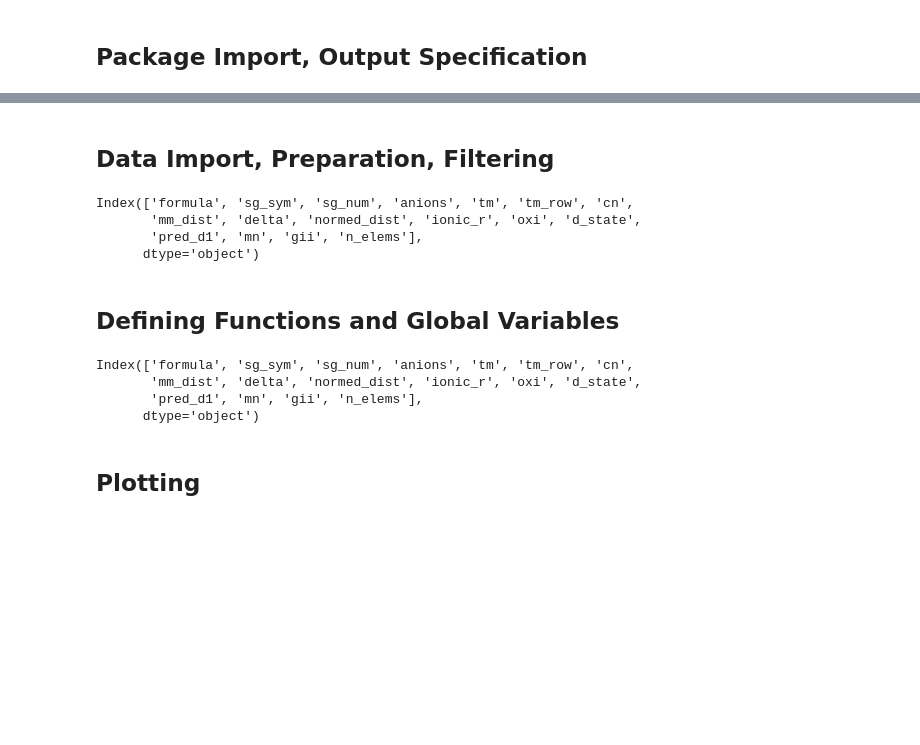
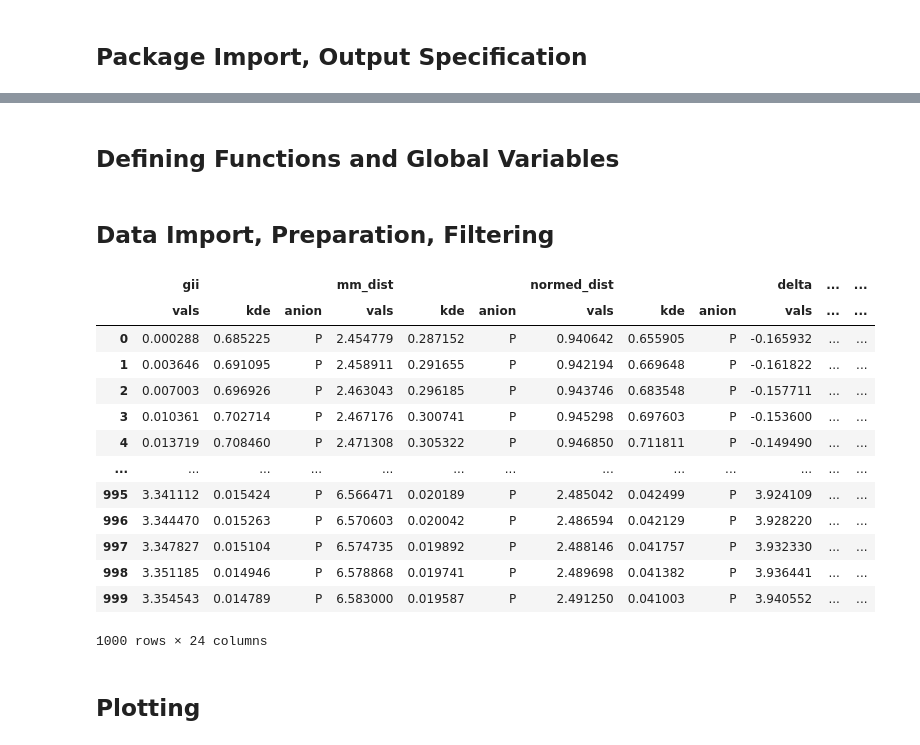
Before and after one commit to kyledmiller/IDEAS_FSS-Vis, a Jupyter notebook: KDM_final-project/bokeh_GII-data-explorer.ipynb, the cells around one changed output, grey strips where cells are left out. Saved outputs shown, nothing was run; the diff lists cells and outputs as text; code cells hidden in the pictures; blank space fills up the shorter version.

```diff
--- a/KDM_final-project/bokeh_GII-data-explorer.ipynb
+++ b/KDM_final-project/bokeh_GII-data-explorer.ipynb
@@ -31,3 +35,5 @@ output_file("icsd_tmc_data_explorer.html", title='ICSD TMC Data Explorer')
 # %% [output]
 Loading BokehJS ...
 [interactive output not drawn]
+# %% [markdown]
+## Defining Functions and Global Variables
@@ -36,33 +86,80 @@ Loading BokehJS ...
 # %%
 ### Import data
 df = pd.read_csv('data/features_icsd_tmetal-compounds.csv')
 
-### Filter out heteroanion, hetero-transition-metal compounds
+### Filter out heteroanion, hetero-transition-metal compounds, Rh compounds (mistake in BVPs)
 df = df[df.heteroanion == False]
 df['heterotm'] = [tm1 != tm2 for tm1, tm2 in zip(df.tm1, df.tm2)]
 df = df[df.heterotm == False]
     # The following are only relevant to hetero transition metal compounds, which we filter out
     # df['mean_cn'] = [cn1 + cn2 for cn1, cn2 in zip(df.cn1, df.cn2)]
     # df['mean_n'] = [n1 + n2 for n1, n2 in zip(df.n1, df.n2)]
     # df['mean_ionic_r'] = [ir1 + ir2 for ir1, ir2 in zip(df.ionic_r_1, df.ionic_r_2)]
+df = df[df.anions != 'Sb'] #remove the SINGLE antimonide
+df = df[df.tm1 != 'Rh'] # Filter Rh compounds (BVP param has mistake)
+df = df[df.gii < 10] # Filter extremely high GII
+
+### Create new columns
 df['tm_row'] = [n + 1 for n in df.n1]
 
 ### Select only useful columns
 df = df[['formula', 'sg_sym', 'sg_num',
          'anions', 'tm1', 'tm_row', 'cn1',
          'mm_dist', 'delta', 'normed_dist', 'ionic_r_1',
          'oxi1', 'd_state1', 'pred_d1',
          'mn1',  'gii', 'n_elems']].dropna()
 df = df.rename(columns={'tm1':'tm', 'cn1':'cn','ionic_r_1':'ionic_r','oxi1':'oxi',
                         'd_state1':'d_state', 'mn1':'mn'})
 
 ### Convert to CDS
 source = ColumnDataSource(data=df)
-df.keys()
+# df.keys()
+
+### Generate KDEs for all columns, anions
+# kde_dict = {} # {col : [vals, kde]}
+kde_dict = {} # {col : ['vals'vals, kde]}
+
+def calc_kde(col_data):
+    kernel = gaussian_kde(col_data)
+    vals = np.linspace(min(col_data),max(col_data),1000)
+    kde = kernel(vals).T
+    return (vals, kde)
+
+col_ls = []
+vals_ls = []
+kde_ls = []
+anion_ls = []
+
+for col in axis_options:
+    for anion in ANION_DICT.keys():
+        this_df = df[df.anions == anion]
+        vals, kde = calc_kde(this_df[col])
+        col_ls.append(col)
+        vals_ls.append(vals)
+        kde_ls.append(kde)
+        anion_ls.append(anion)
+        kde_dict.update({(col,'vals'):vals, (col,'kde'):kde, (col,'anion'):anion})
+
+kde_df = pd.DataFrame.from_dict(kde_dict)
+kde_source = ColumnDataSource(data=kde_df)
+
+# # print(len(vals_ls))
+# # print(len(kde_ls))
+# # print(len(anion_ls))
+# kde_df = pd.DataFrame(data=np.array([col_ls, vals_ls, kde_ls, anion_ls]).T, columns=['col','vals','kde','anion'])
+# kde_df
 # %% [output]
+|  | gii |  |  | mm_dist |  |  | normed_dist |  |  | delta | ... | ... |
+|  | vals | kde | anion | vals | kde | anion | vals | kde | anion | vals | ... | ... |
+| 0 | 0.000288 | 0.685225 | P | 2.454779 | 0.287152 | P | 0.940642 | 0.655905 | P | -0.165932 | ... | ... |
+| 1 | 0.003646 | 0.691095 | P | 2.458911 | 0.291655 | P | 0.942194 | 0.669648 | P | -0.161822 | ... | ... |
+| 2 | 0.007003 | 0.696926 | P | 2.463043 | 0.296185 | P | 0.943746 | 0.683548 | P | -0.157711 | ... | ... |
+| 3 | 0.010361 | 0.702714 | P | 2.467176 | 0.300741 | P | 0.945298 | 0.697603 | P | -0.153600 | ... | ... |
+| 4 | 0.013719 | 0.708460 | P | 2.471308 | 0.305322 | P | 0.946850 | 0.711811 | P | -0.149490 | ... | ... |
+| ... | ... | ... | ... | ... | ... | ... | ... | ... | ... | ... | ... | ... |
+| 995 | 3.341112 | 0.015424 | P | 6.566471 | 0.020189 | P | 2.485042 | 0.042499 | P | 3.924109 | ... | ... |
+| 996 | 3.344470 | 0.015263 | P | 6.570603 | 0.020042 | P | 2.486594 | 0.042129 | P | 3.928220 | ... | ... |
+| 997 | 3.347827 | 0.015104 | P | 6.574735 | 0.019892 | P | 2.488146 | 0.041757 | P | 3.932330 | ... | ... |
+| 998 | 3.351185 | 0.014946 | P | 6.578868 | 0.019741 | P | 2.489698 | 0.041382 | P | 3.936441 | ... | ... |
+| 999 | 3.354543 | 0.014789 | P | 6.583000 | 0.019587 | P | 2.491250 | 0.041003 | P | 3.940552 | ... | ... |
-Index(['formula', 'sg_sym', 'sg_num', 'anions', 'tm', 'tm_row', 'cn',
-       'mm_dist', 'delta', 'normed_dist', 'ionic_r', 'oxi', 'd_state',
-       'pred_d1', 'mn', 'gii', 'n_elems'],
-      dtype='object')
+1000 rows × 24 columns
-# %% [markdown]
-## Defining Functions and Global Variables
@@ -114,7 +165,0 @@ def format_scatter_plot(scatter_plot):
-# %%
-df.keys()
-# %% [output]
-Index(['formula', 'sg_sym', 'sg_num', 'anions', 'tm', 'tm_row', 'cn',
-       'mm_dist', 'delta', 'normed_dist', 'ionic_r', 'oxi', 'd_state',
-       'pred_d1', 'mn', 'gii', 'n_elems'],
-      dtype='object')
```
Also changed, not shown: parts of 5 cells of this notebook, 1 other file.
